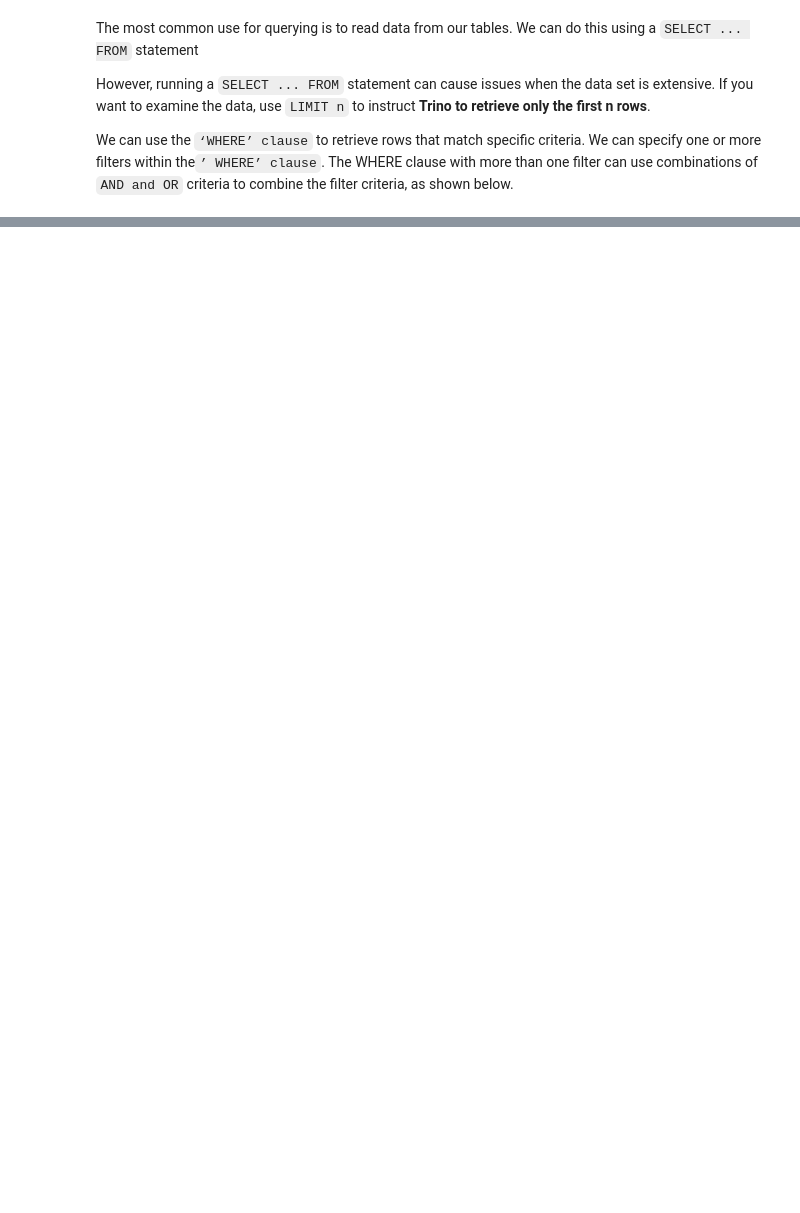
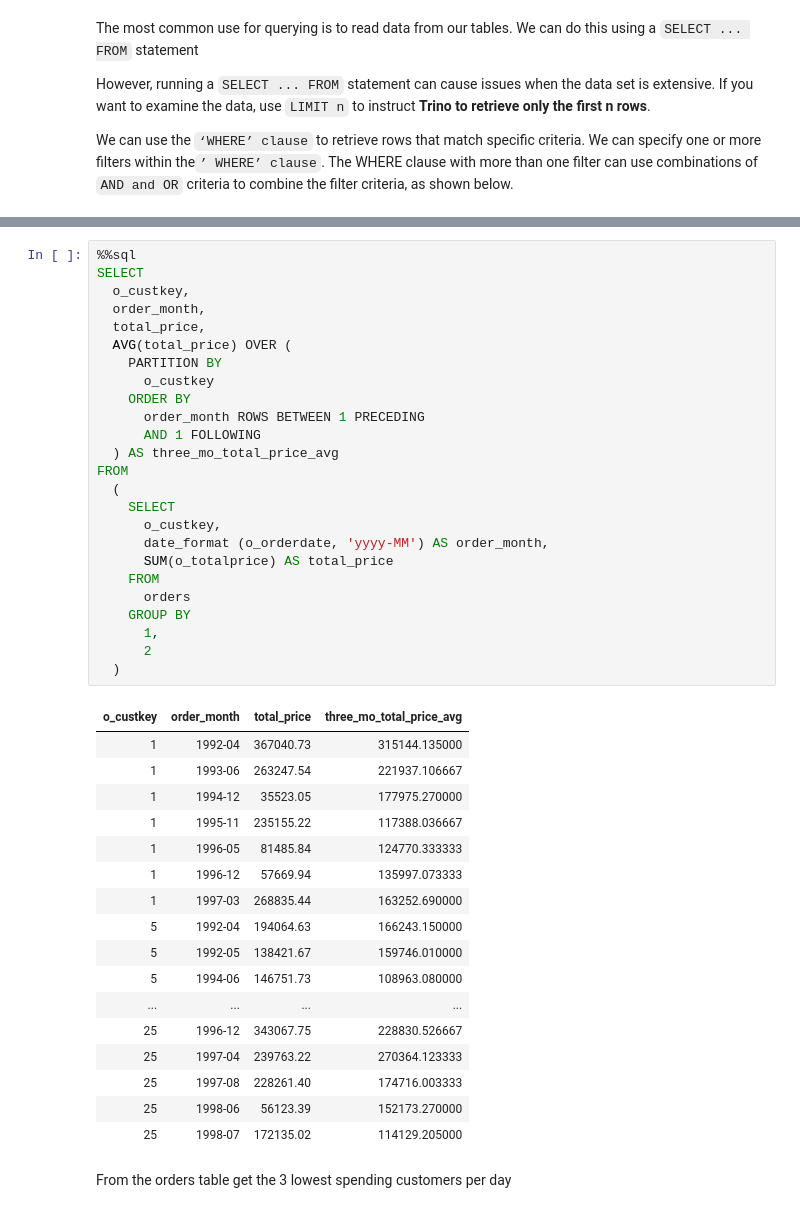
Before and after one commit to pr1thvi/data_engineering_for_beginners_code, a Jupyter notebook: notebooks/1-SQL_Refresher.ipynb, the cells around one changed output, grey strips where cells are left out. Cells and saved outputs as stored; diff of their text form; blank space fills up the shorter version.

```diff
--- a/notebooks/1-SQL_Refresher.ipynb
+++ b/notebooks/1-SQL_Refresher.ipynb
@@ -156,0 +1109,45 @@ LIMIT
+# %%
+%%sql
+SELECT
+  o_custkey,
+  order_month,
+  total_price,
+  AVG(total_price) OVER (
+    PARTITION BY
+      o_custkey
+    ORDER BY
+      order_month ROWS BETWEEN 1 PRECEDING
+      AND 1 FOLLOWING
+  ) AS three_mo_total_price_avg
+FROM
+  (
+    SELECT
+      o_custkey,
+      date_format (o_orderdate, 'yyyy-MM') AS order_month,
+      SUM(o_totalprice) AS total_price
+    FROM
+      orders
+    GROUP BY
+      1,
+      2
+  )
+# %% [output]
+| o_custkey | order_month | total_price | three_mo_total_price_avg |
+| 1 | 1992-04 | 367040.73 | 315144.135000 |
+| 1 | 1993-06 | 263247.54 | 221937.106667 |
+| 1 | 1994-12 | 35523.05 | 177975.270000 |
+| 1 | 1995-11 | 235155.22 | 117388.036667 |
+| 1 | 1996-05 | 81485.84 | 124770.333333 |
+| 1 | 1996-12 | 57669.94 | 135997.073333 |
+| 1 | 1997-03 | 268835.44 | 163252.690000 |
+| 5 | 1992-04 | 194064.63 | 166243.150000 |
+| 5 | 1992-05 | 138421.67 | 159746.010000 |
+| 5 | 1994-06 | 146751.73 | 108963.080000 |
+| ... | ... | ... | ... |
+| 25 | 1996-12 | 343067.75 | 228830.526667 |
+| 25 | 1997-04 | 239763.22 | 270364.123333 |
+| 25 | 1997-08 | 228261.40 | 174716.003333 |
+| 25 | 1998-06 | 56123.39 | 152173.270000 |
+| 25 | 1998-07 | 172135.02 | 114129.205000 |
+# %% [markdown]
+From the orders table get the 3 lowest spending customers per day
```
Also changed, not shown: parts of 62 cells of this notebook.
